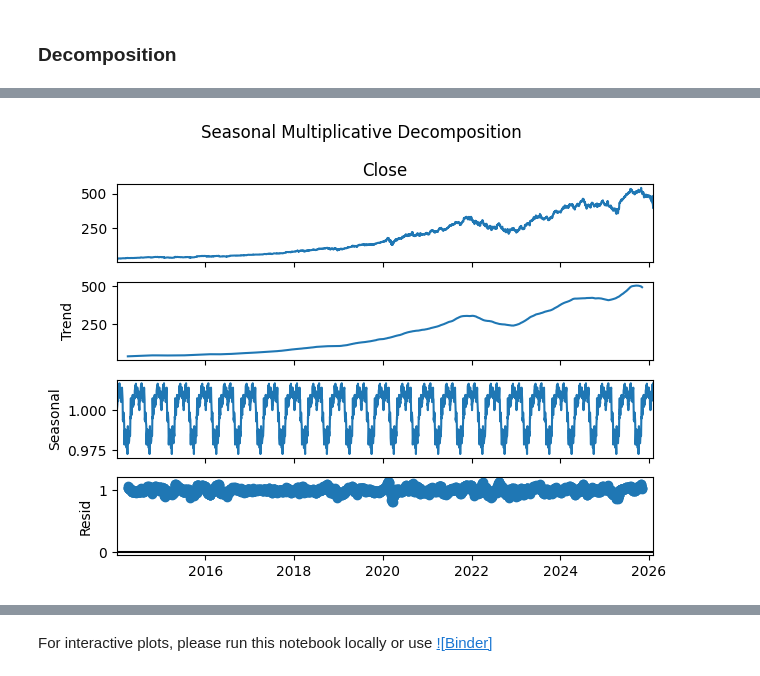
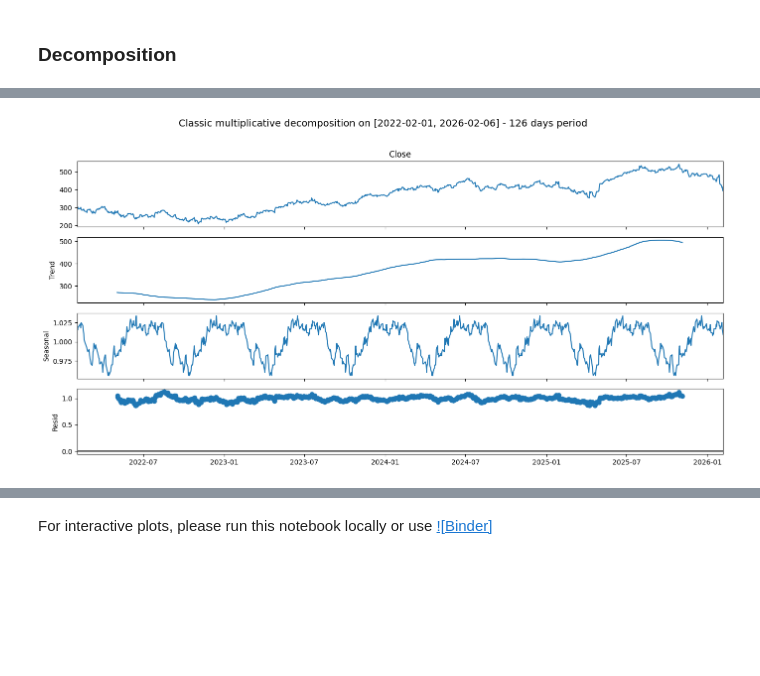
Before and after one commit to shashankgarewal/Time-Series-Analysis-Forecasting, a Jupyter notebook: notebooks/02_eda_analysis.ipynb, the cells around one changed output, grey strips where cells are left out. Saved outputs shown, nothing was run; the diff lists cells and outputs as text; code cells hidden in the pictures; blank space fills up the shorter version.

Commit message:
Update classic decomp - last 4 years

```diff
--- a/notebooks/02_eda_analysis.ipynb
+++ b/notebooks/02_eda_analysis.ipynb
@@ -164,8 +159,0 @@ AttributeError: 'Figure' object has no attribute 'figsize'
-# %%
-decomp = seasonal_decompose(df['Close'][-1000:], model='additive', period=84)
-
-decomp.plot().figure
-fig.suptitle('Seasonal Additive Decomposition', fontsize=14)
-plt.tight_layout()
-plt.subplots_adjust(top=0.92)
-plt.show()
@@ -173,0 +172,11 @@ plt.show()
+# %%
+def plot_classic_decomp(series, model='additive', period=21):
+    decomp = seasonal_decompose(series, model=model, period=period)
+
+    fig = decomp.plot()
+    fig.set_size_inches(14, 7)
+    fig.suptitle(f'Classic {model} decomposition on [{series.index.date.min()}, {series.index.date.max()}] - {period} days period', fontsize=14, y=1.02)
+    fig.subplots_adjust(top=0.92)
+    fig.tight_layout()
+    plt.show()
+    return decomp
@@ -174,8 +195,4 @@ plt.show()
 # %%
-decomp = seasonal_decompose(df['Close'], model='multiplicative', period=126)
-decomp.plot()
-plt.suptitle('Seasonal Multiplicative Decomposition')
-plt.tight_layout()
-plt.show()
+decomp = plot_classic_decomp(df['Close'][-1008:], model='multiplicative', period=126)
 # %% [output]
-[figure, old version]
+[figure, new version]
```
Also changed, not shown: parts of 25 cells of this notebook.
